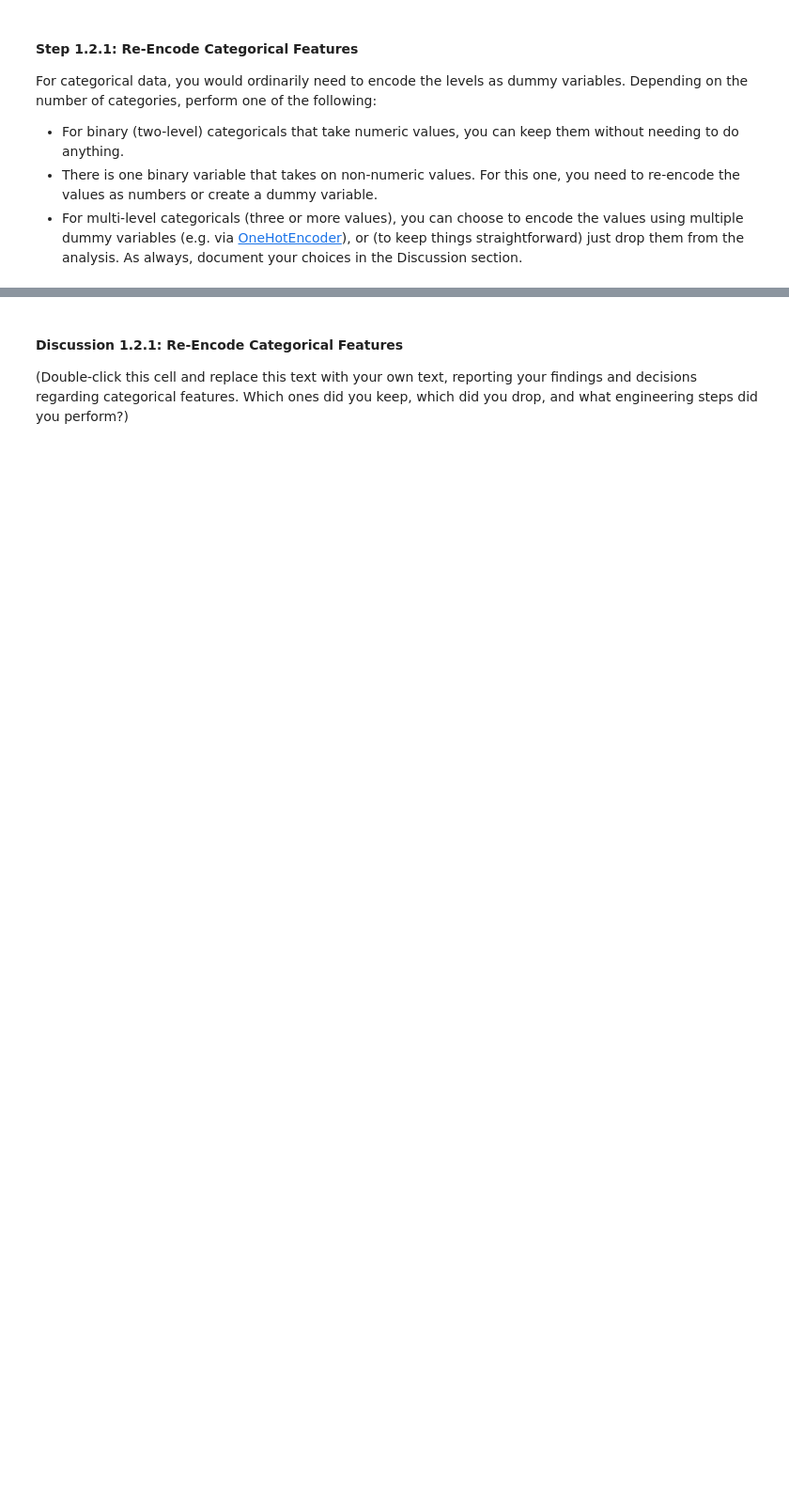
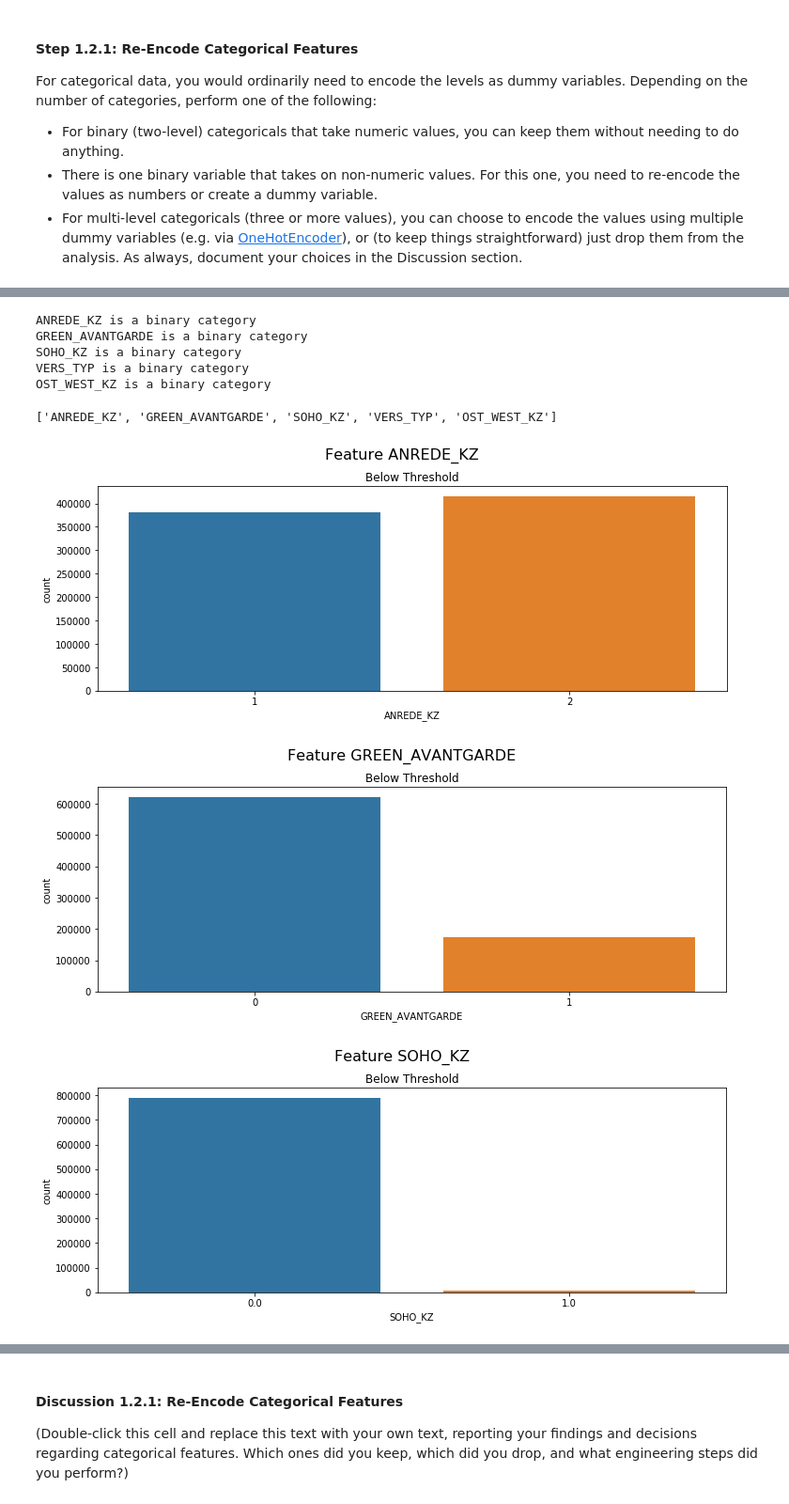
Before and after one commit to noreenwu/customer-segments, a Jupyter notebook: Identify_Customer_Segments.ipynb, the cells around one changed output, grey strips where cells are left out. Shown: that part at 94% size. Cells and saved outputs as stored; diff of their text form; code cells hidden in the pictures; blank space fills up the shorter version.

Commit message:
feat: begin re-encoding categorical features

```diff
--- a/Identify_Customer_Segments.ipynb
+++ b/Identify_Customer_Segments.ipynb
@@ -611,5 +611,0 @@ for f in compare_feats:
-# %%
-compare_feats = ['FINANZTYP', 'FINANZ_UNAUFFAELLIGER', 'SEMIO_FAM', 'SEMIO_LUST', 'ZABEOTYP', 'ALTERSKATEGORIE_GROB', 'HH_EINKOMMEN_SCORE']
-
-for f in compare_feats:
-    compare_distributions(f, az2_chunk1, az2_chunk2)
@@ -782,0 +635,15 @@ Data wrangling is often the trickiest part of the data analysis process, and the
+# %%
+# How many features are there of each data type?
+
+cat_features = []
+mixed_features = []
+for row in feat_info.itertuples():
+    data_type = row.type
+    if data_type == 'categorical':
+        cat_features.append(row.attribute)
+    elif data_type == 'mixed':
+        mixed_features.append(row.attribute)
+
+
+print(f"There are {len(cat_features)} features of type categorical")
+print(f"There are {len(mixed_features)} features of type mixed")
@@ -789,0 +680,33 @@ For categorical data, you would ordinarily need to encode the levels as dummy va
+# %%
+binary_category = []
+for c in cat_features:
+    if c in az2_below_thresh:
+        if az2_below_thresh[c].nunique() == 2:
+            print(f"{c} is a binary category")
+            binary_category.append(c)
+# %% [output]
+ANREDE_KZ is a binary category
+GREEN_AVANTGARDE is a binary category
+SOHO_KZ is a binary category
+VERS_TYP is a binary category
+OST_WEST_KZ is a binary category
+# %%
+binary_category
+# %% [output]
+['ANREDE_KZ', 'GREEN_AVANTGARDE', 'SOHO_KZ', 'VERS_TYP', 'OST_WEST_KZ']
+# %%
+def show_distribution(feature, dset1):
+    fig, ax1 = plt.subplots(1, figsize=(12, 4))
+
+    graph_title = f"Feature {feature}"
+    fig.suptitle(graph_title, fontsize=16, verticalalignment='baseline')
+    ax1.set_title("Below Threshold")
+    sns.countplot(x=feature, data=dset1, ax=ax1)
+# %%
+for f in binary_category:
+    if f in az2_below_thresh:
+        show_distribution(f, az2_below_thresh)
+# %% [output]
+[figure, added]
+[figure, added]
+[figure, added]
```
Also changed, not shown: parts of 22 cells of this notebook, 1 other file.
